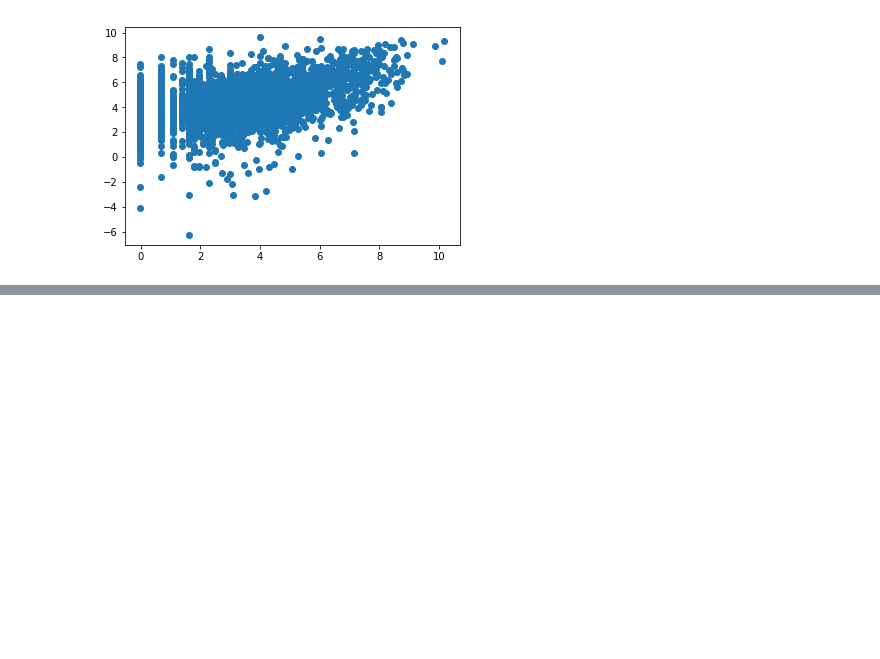
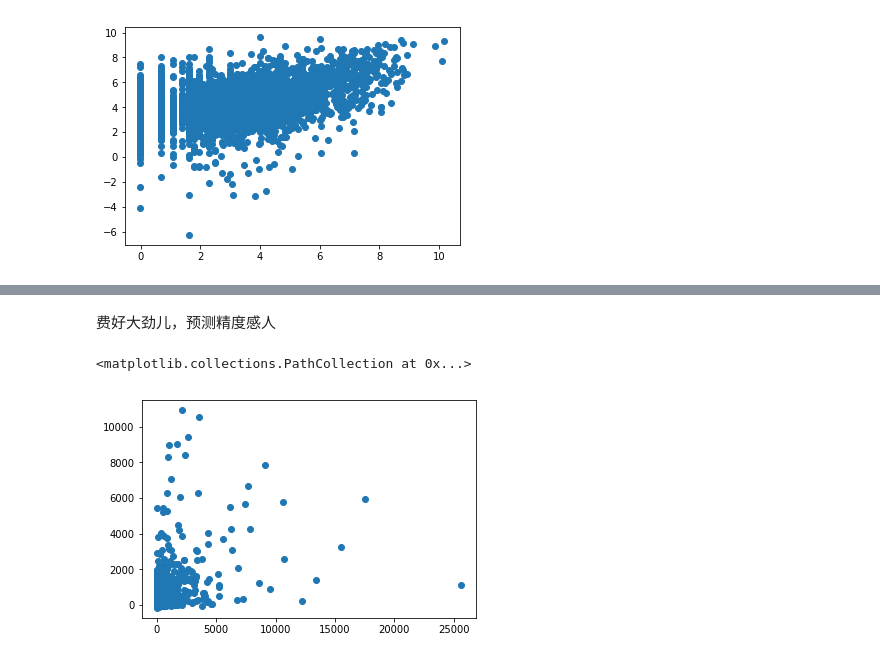
Before and after one commit to Donkeybobo/vtlnuf4pat, a Jupyter notebook: model_workbench.ipynb, the cells around one changed output, grey strips where cells are left out. Cells and saved outputs as stored; diff of their text form; code cells hidden in the pictures; blank space fills up the shorter version.

```diff
--- a/model_workbench.ipynb
+++ b/model_workbench.ipynb
@@ -74,0 +99,20 @@ plt.scatter(x=np.log(y_spender_test), y=np.log(pred_spender_test))
+# %%
+def status_print(optim_result):
+    """Status callback durring bayesian hyperparameter search"""
+
+    # Get all the models tested so far in DataFrame format
+    all_models = pd.DataFrame(bayes_cv_tuner.cv_results_)
+
+    # Get current parameters and the best parameters
+    best_params = pd.Series(bayes_cv_tuner.best_params_)
+    print('Model #{}\nBest neg_mean_squared_error: {}\nBest params: {}\n'.format(
+        len(all_models),
+        np.round(bayes_cv_tuner.best_score_, 4),
+        bayes_cv_tuner.best_params_
+    ))
+
+    # Save all model results
+    clf_name = bayes_cv_tuner.estimator.__class__.__name__
+    all_models.to_csv(clf_name+"_cv_results.csv")
+# %%
+result = bayes_cv_tuner.fit(X_spender_train, y_spender_train, callback=status_print)
@@ -74,0 +137,9 @@ plt.scatter(x=np.log(y_spender_test), y=np.log(pred_spender_test))
+# %%
+bst_spender_rev_tuned = bayes_cv_tuner.predict(X_spender_test)
+# %% [markdown]
+费好大劲儿，预测精度感人
+# %%
+plt.scatter(x=y_spender_test, y=bst_spender_rev_tuned)
+# %% [output]
+<matplotlib.collections.PathCollection at 0x...>
+[figure, added]
```
Also changed, not shown: parts of 5 cells of this notebook.
